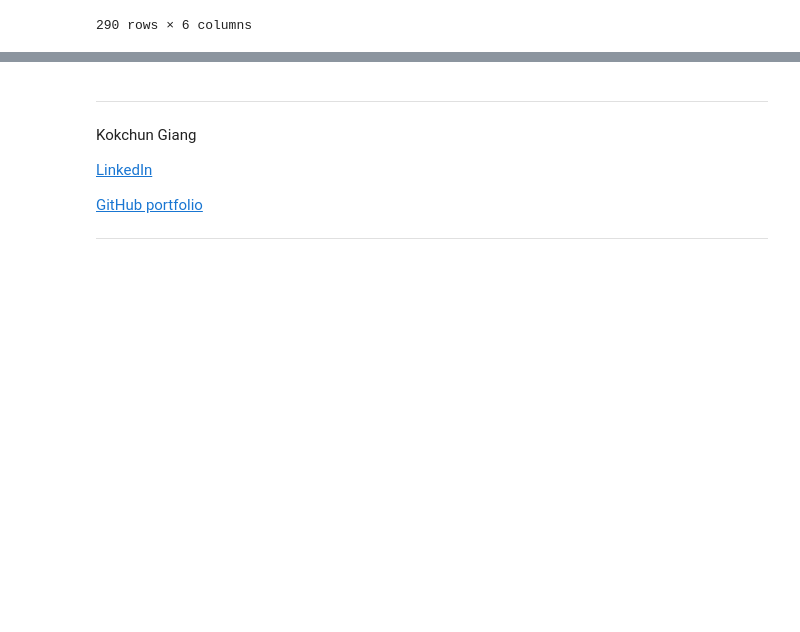
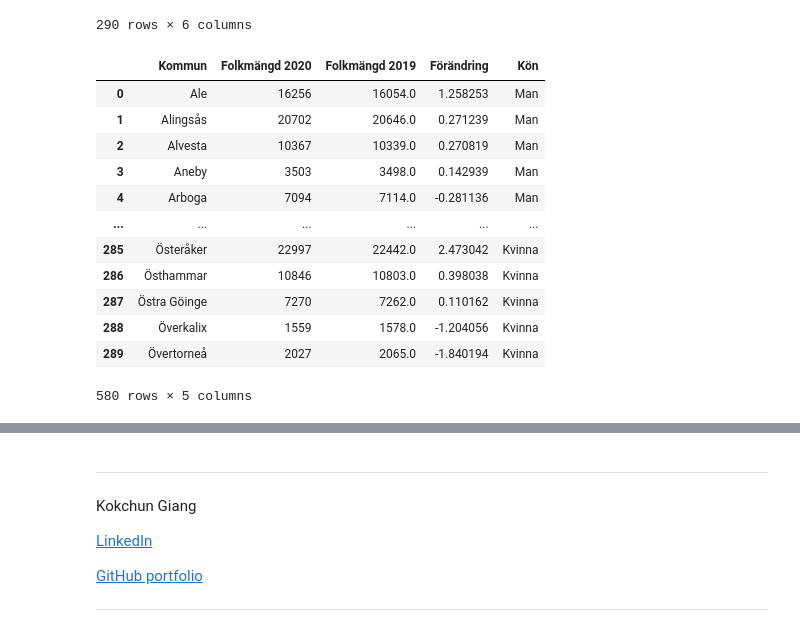
Before and after one commit to smlatic/Databehandling-Edin-Smlatic, a Jupyter notebook: Exercises/E00_pandas_basic_syntax.ipynb, the cells around one changed output, grey strips where cells are left out. Drawn from its saved outputs; the diff is of its cells as text; code cells hidden in the pictures; blank space fills up the shorter version.

```diff
--- a/Exercises/E00_pandas_basic_syntax.ipynb
+++ b/Exercises/E00_pandas_basic_syntax.ipynb
@@ -500,3 +500,21 @@ df_kvinna = import_datasets("../Data/komtopp50_2020.xlsx", "Kvinnor")
 df_kvinna["Kön"] = "Kvinna"
 # %%
 # Merge the 2 datasets vertically, should result in 580 rows
+
+both_genders =  pd.concat([df_man, df_kvinna])
+both_genders.drop(['Rang 2020', 'Rang 2019'], axis = 1, inplace = True)
+both_genders
+# %% [output]
+|  | Kommun | Folkmängd 2020 | Folkmängd 2019 | Förändring | Kön |
+| 0 | Ale | 16256 | 16054.0 | 1.258253 | Man |
+| 1 | Alingsås | 20702 | 20646.0 | 0.271239 | Man |
+| 2 | Alvesta | 10367 | 10339.0 | 0.270819 | Man |
+| 3 | Aneby | 3503 | 3498.0 | 0.142939 | Man |
+| 4 | Arboga | 7094 | 7114.0 | -0.281136 | Man |
+| ... | ... | ... | ... | ... | ... |
+| 285 | Österåker | 22997 | 22442.0 | 2.473042 | Kvinna |
+| 286 | Östhammar | 10846 | 10803.0 | 0.398038 | Kvinna |
+| 287 | Östra Göinge | 7270 | 7262.0 | 0.110162 | Kvinna |
+| 288 | Överkalix | 1559 | 1578.0 | -1.204056 | Kvinna |
+| 289 | Övertorneå | 2027 | 2065.0 | -1.840194 | Kvinna |
+580 rows × 5 columns
```
Also changed, not shown: parts of 5 cells of this notebook, 4 other files.
